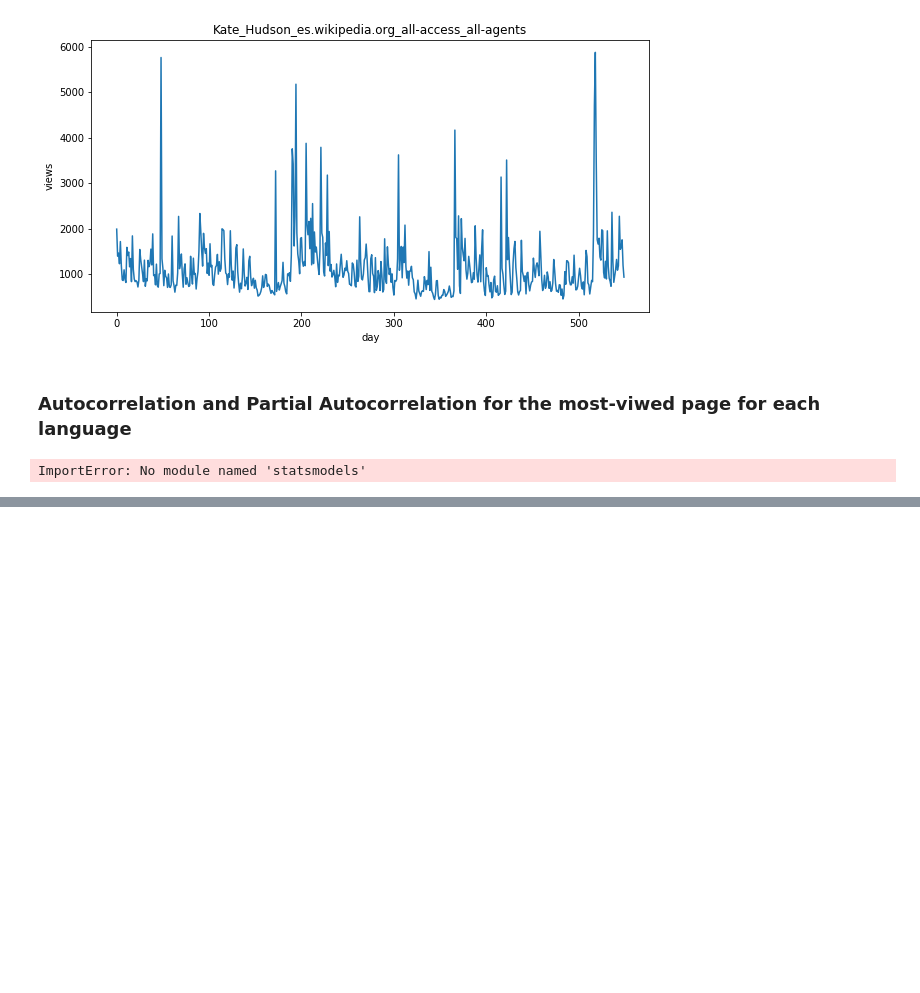
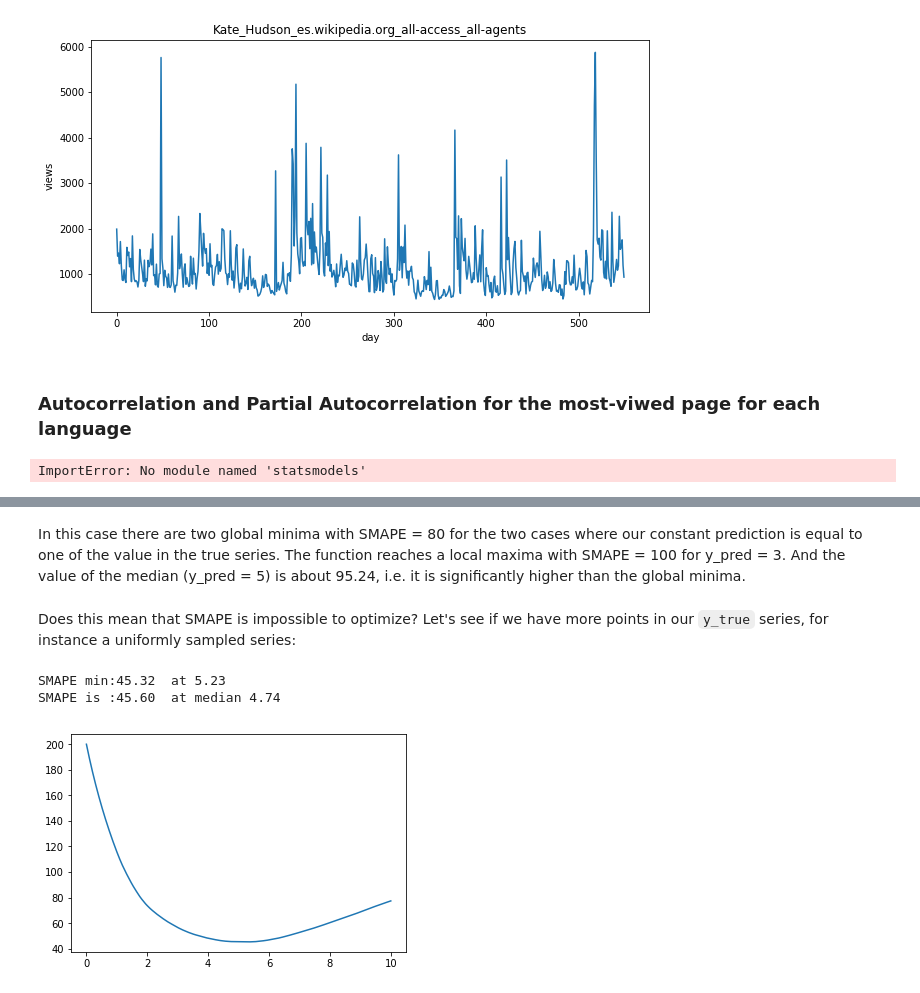
Before and after one commit to randomThoughts2018/kagglewebtraffic, a Jupyter notebook: rnn_kaggle.ipynb, the cells around one changed output, grey strips where cells are left out. Cells and saved outputs as stored; diff of their text form; code cells hidden in the pictures; blank space fills up the shorter version.

````diff
--- a/rnn_kaggle.ipynb
+++ b/rnn_kaggle.ipynb
@@ -233,0 +274,18 @@ ImportError: No module named 'statsmodels'
+# %% [markdown]
+In this case there are two global minima with SMAPE = 80 for the two cases where our constant prediction is equal to one of the value in the true series.  The function reaches a local maxima with SMAPE = 100 for y_pred = 3.  And the value of the median (y_pred = 5) is about 95.24, i.e. it is significantly higher than the global minima.
+# %% [markdown]
+Does this mean that SMAPE is impossible to optimize?  Let's see if we have more points in our ```y_true``` series, for instance a uniformly sampled series:
+# %%
+np.random.seed(0)
+y_true = np.random.uniform(1, 9, 100)
+y_pred = np.ones(len(y_true))
+x = np.linspace(0,10,1000)
+res = [smape(y_true, i * y_pred,100) for i in x]
+plt.plot(x, res)
+print('SMAPE min:%0.2f' % np.min(res), ' at %0.2f' % x[np.argmin(res)])
+print('SMAPE is :%0.2f' % smape(y_true, y_pred*np.nanmedian(y_true),100),
+      ' at median %0.2f' % np.nanmedian(y_true))
+# %% [output]
+SMAPE min:45.32  at 5.23
+SMAPE is :45.60  at median 4.74
+[figure, added]
````
Also changed, not shown: parts of 9 cells of this notebook.
